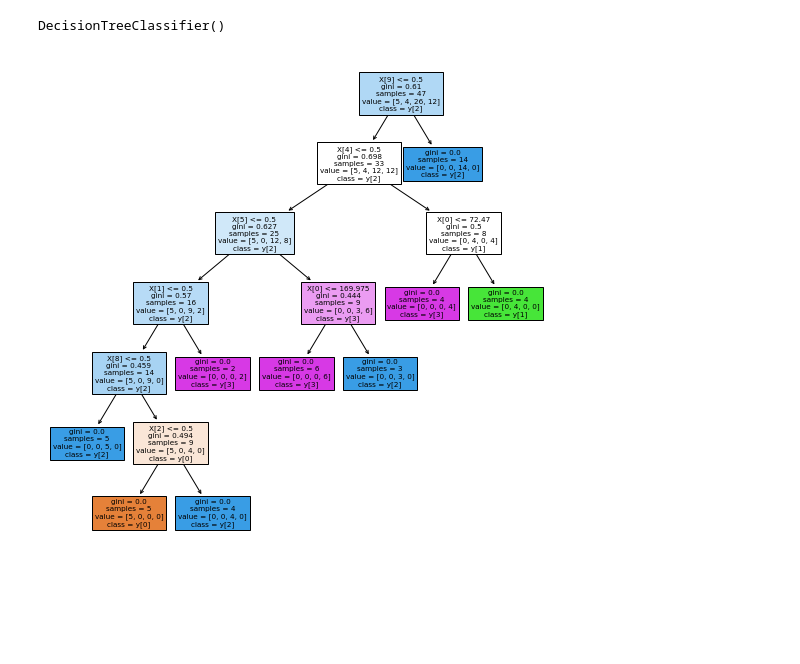
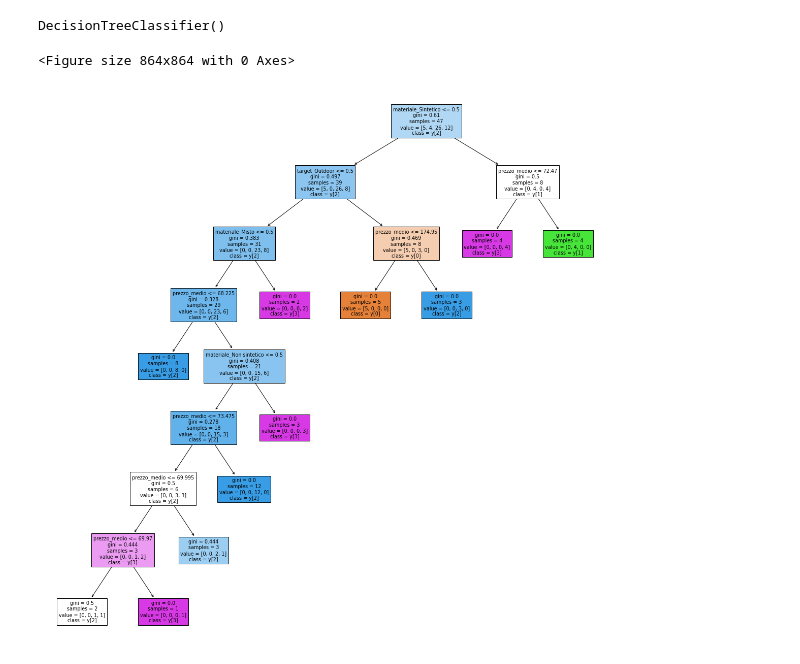
Before and after one commit to danidemi/corso-ifoa-machine-learning, a Jupyter notebook: project-work/Project_Work_teamB/Dati/Dataset_Man_Shoes_ridotto_recensioni.ipynb, the cells around one changed output. Cells and saved outputs as stored; diff of their text form; code cells hidden in the pictures; blank space fills up the shorter version.

```diff
--- a/project-work/Project_Work_teamB/Dati/Dataset_Man_Shoes_ridotto_recensioni.ipynb
+++ b/project-work/Project_Work_teamB/Dati/Dataset_Man_Shoes_ridotto_recensioni.ipynb
@@ -1062,2 +1071,8 @@ df_man_pulito_definitivo_ml
 # %%
 #preparare dataset per classification
+
+
+df_man_pulito_definitivo_ml = df_man_pulito_ml[df_man_pulito_ml['target'].isnull()==False]
+
+
+df_man_pulito_definitivo_ml
@@ -1063,0 +1097,9 @@ df_man_pulito_definitivo_ml
+# %%
+ml_shoes = pd.DataFrame()
+
+ml_shoes['rating'] = df_man_pulito_definitivo_ml['averge_review']
+ml_shoes['prezzo_medio'] = df_man_pulito_definitivo_ml['prezzo_medio']
+ml_shoes['target'] = df_man_pulito_definitivo_ml['target']
+ml_shoes['materiale'] = df_man_pulito_definitivo_ml['materiale']
+
+ml_shoes
@@ -1065,6 +1125,6 @@ df_man_pulito_definitivo_ml
 #da fare: fare la media prezzo minimo e massimo, pulire materiali e colori
 
 
-df_man_pulito_definitivo_ml_cl = pd.get_dummies(df_man_pulito_definitivo_ml, columns = ['materiale', 'colore'])
-df_man_pulito_definitivo_ml_cl
+ml_shoes = pd.get_dummies(ml_shoes, columns = ['target', 'materiale'])
+ml_shoes
 # %% [output]
@@ -1093,9 +1153,9 @@ from sklearn.tree import DecisionTreeClassifier
 #X = df_man_pulito_definitivo_ml_cl.drop(['rating'], axis = 1)
 #X = df_man_pulito_definitivo_ml_cl.drop(df_man_pulito_definitivo_ml_cl.columns[[1, 2, 3, 4]], axis = 1, inplace = True)
 #X = df_man_pulito_definitivo_ml_cl.drop(df_man_pulito_definitivo_ml_cl.iloc[: , 1 : 4], inplace = True, axis = 1)
-y = df_man_pulito_definitivo_ml_cl.iloc[: , 0]
+y = ml_shoes.iloc[: , 0]
 
-X = df_man_pulito_definitivo_ml_cl.drop(['rating'], axis = 1)
+X = ml_shoes.drop(['rating'], axis = 1)
 
 
 
@@ -1153,12 +1213,18 @@ DecisionTreeClassifier()
 # %%
 
 from sklearn import tree
 
-plt.figure(figsize = [9, 9])
-tree.plot_tree(tree_clf, class_names= True, filled=True) #rounded = True)
+plt.figure(figsize = [12, 12])
+plt.figure(figsize = [20, 20])
+tree.plot_tree(tree_clf,
+               class_names= True,
+               feature_names = list(X.columns),
+               filled=True,
+              )
 plt.show()
 # %% [output]
+<Figure size 864x864 with 0 Axes>
-[figure, old version]
+[figure, new version]
 # %%
 plt.figure(figsize = [40,40])
 
```
Also changed, not shown: parts of 71 cells of this notebook, 3 other files.
